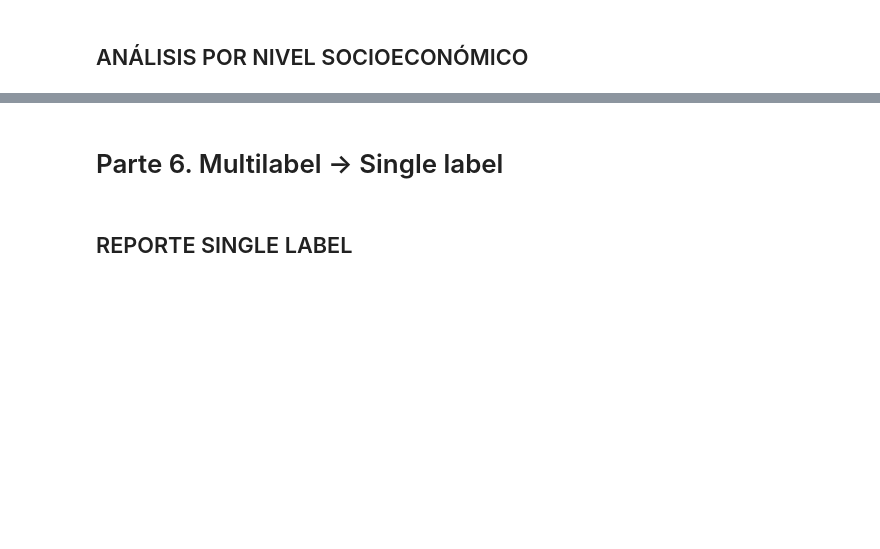
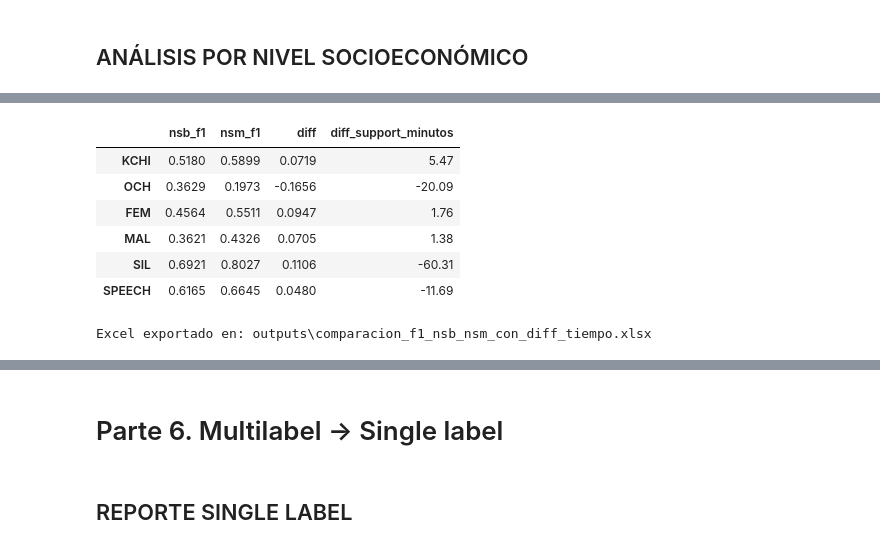
Before and after one commit to pabloamden/tesis_pablo, a Jupyter notebook: procesar_results_concat_v03.ipynb, the cells around one changed output, grey strips where cells are left out. Drawn from its saved outputs; the diff is of its cells as text; code cells hidden in the pictures; blank space fills up the shorter version.

```diff
--- a/procesar_results_concat_v03.ipynb
+++ b/procesar_results_concat_v03.ipynb
@@ -538,3 +659,67 @@ df_comp
+# %%
+from sklearn.metrics import classification_report
+import pandas as pd
+import os
+
+FRAME_SEC = 0.01  # 1 frame = 0.01 segundos
+
+report_nsb = classification_report(
+    y_true_nsb, y_pred_nsb,
+    target_names=labels_full,
+    output_dict=True,
+    zero_division=0
+)
+
+report_nsm = classification_report(
+    y_true_nsm, y_pred_nsm,
+    target_names=labels_full,
+    output_dict=True,
+    zero_division=0
+)
+
+df_comp = pd.DataFrame({
+    "nsb_f1": {k: v["f1-score"] for k, v in report_nsb.items() if k in labels_full},
+    "nsm_f1": {k: v["f1-score"] for k, v in report_nsm.items() if k in labels_full},
+})
+
+df_comp["diff"] = df_comp["nsm_f1"] - df_comp["nsb_f1"]
+
+# diferencia de support en minutos: NSM - NSB
+df_comp["diff_support_minutos"] = (
+    (
+        pd.Series({k: v["support"] for k, v in report_nsm.items() if k in labels_full})
+        -
+        pd.Series({k: v["support"] for k, v in report_nsb.items() if k in labels_full})
+    )
+    * FRAME_SEC / 60
+)
+
+# opcional: redondear
+df_comp["nsb_f1"] = df_comp["nsb_f1"].round(4)
+df_comp["nsm_f1"] = df_comp["nsm_f1"].round(4)
+df_comp["diff"] = df_comp["diff"].round(4)
+df_comp["diff_support_minutos"] = df_comp["diff_support_minutos"].round(2)
+
+display(df_comp)
+
+# exportar a Excel
+output_dir = "outputs"
+os.makedirs(output_dir, exist_ok=True)
+
+output_path = os.path.join(output_dir, "comparacion_f1_nsb_nsm_con_diff_tiempo.xlsx")
+
+df_comp.to_excel(output_path, sheet_name="comparacion")
+
+print(f"Excel exportado en: {output_path}")
+# %% [output]
+|  | nsb_f1 | nsm_f1 | diff | diff_support_minutos |
+| KCHI | 0.5180 | 0.5899 | 0.0719 | 5.47 |
+| OCH | 0.3629 | 0.1973 | -0.1656 | -20.09 |
+| FEM | 0.4564 | 0.5511 | 0.0947 | 1.76 |
+| MAL | 0.3621 | 0.4326 | 0.0705 | 1.38 |
+| SIL | 0.6921 | 0.8027 | 0.1106 | -60.31 |
+| SPEECH | 0.6165 | 0.6645 | 0.0480 | -11.69 |
+Excel exportado en: outputs\comparacion_f1_nsb_nsm_con_diff_tiempo.xlsx
 # %%
 df_plot = df_comp.reset_index().rename(columns={"index": "tipo"})
 
```
Also changed, not shown: parts of 20 cells of this notebook, 4 other files.
